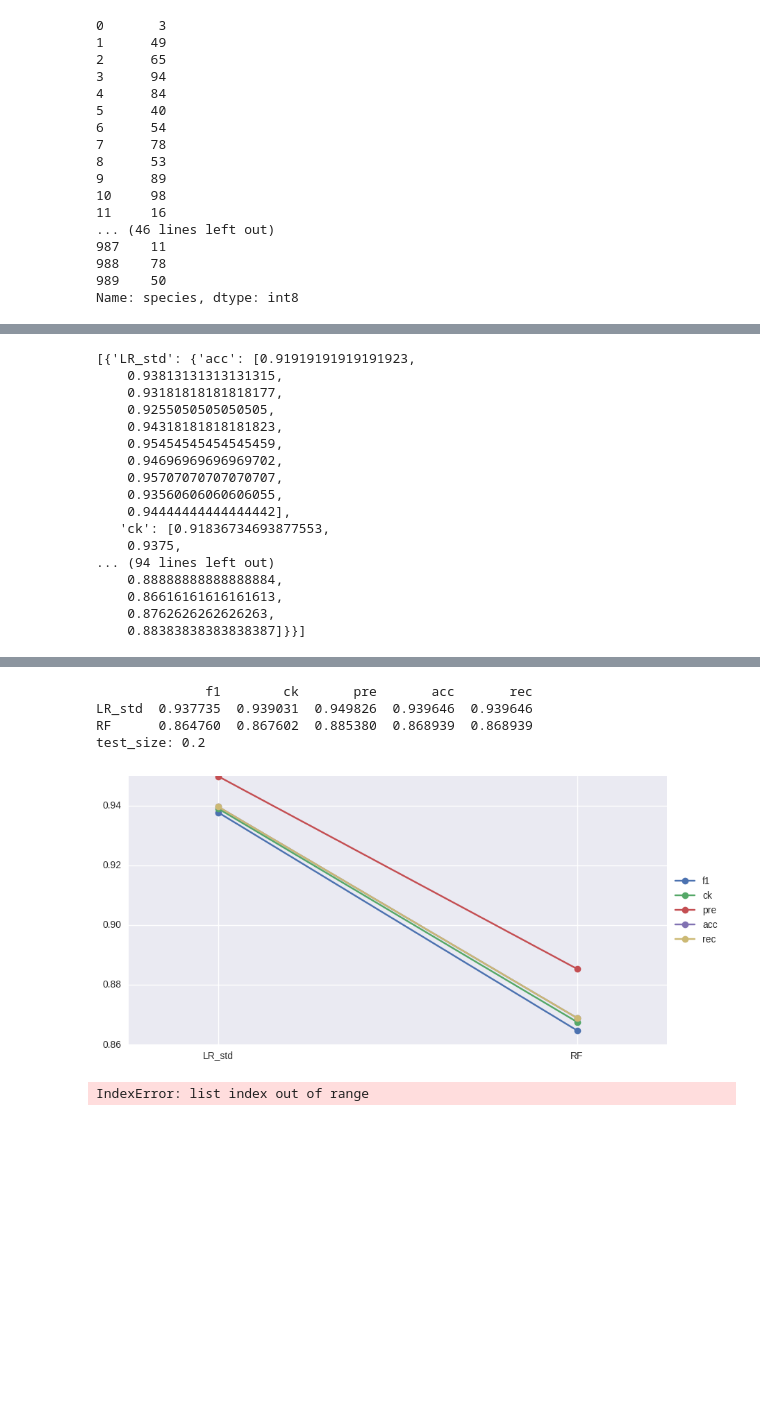
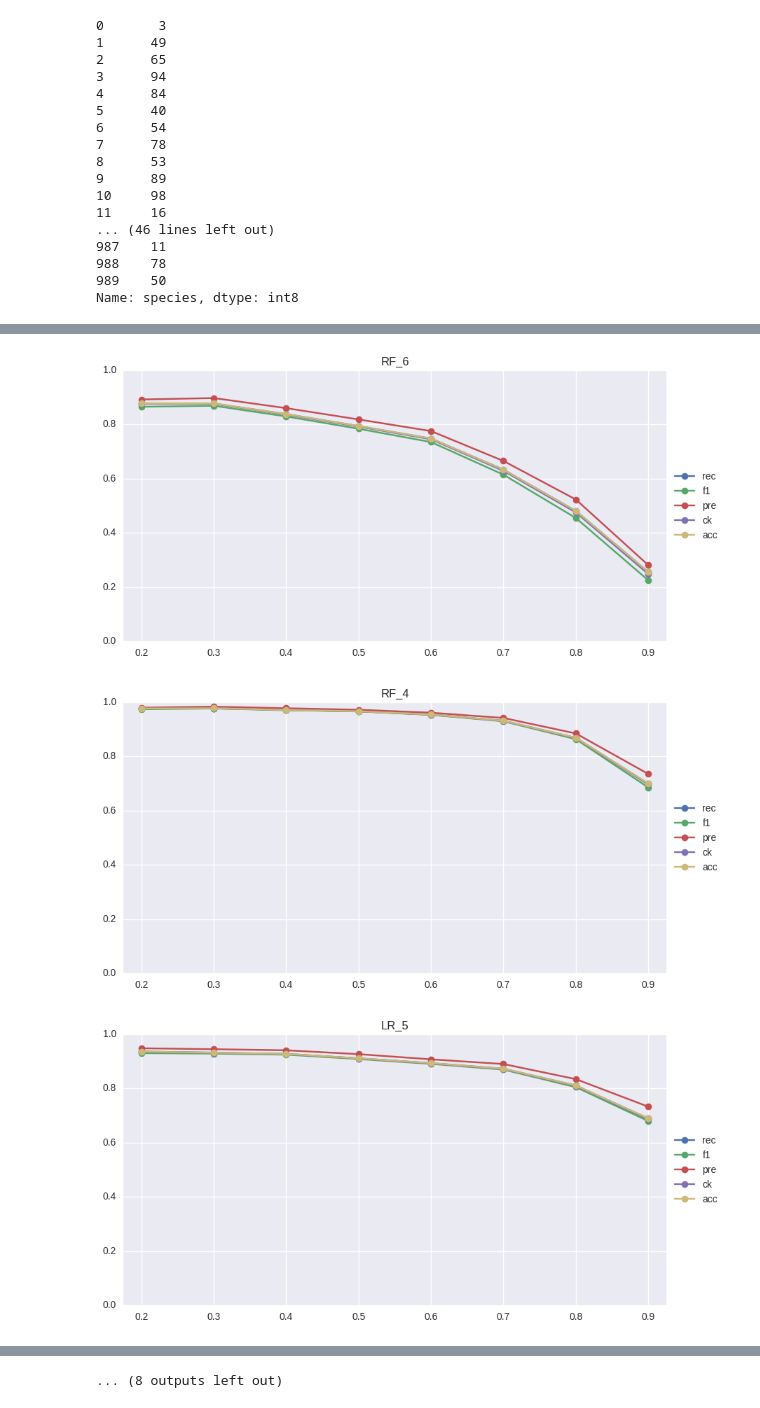
Before and after one commit to geoHeil/tuWienBusinessIntelligence, a Jupyter notebook: ue1/02_classification.ipynb, the cells around one changed output, grey strips where cells are left out. Cells and saved outputs as stored; diff of their text form; code cells hidden in the pictures; blank space fills up the shorter version.

Commit message:
Classification funktioniert, Plots hinzugefügt, LaTeX Report erstellt

```diff
--- a/ue1/02_classification.ipynb
+++ b/ue1/02_classification.ipynb
@@ -189,50 +180,31 @@ avg / total       0.91      0.89      0.88       792
-# %%
-cl
-
-#results
-# %% [output]
-[{'LR_std': {'acc': [0.91919191919191923,
-    0.93813131313131315,
-    0.93181818181818177,
-    0.9255050505050505,
-    0.94318181818181823,
-    0.95454545454545459,
-    0.94696969696969702,
-    0.95707070707070707,
-    0.93560606060606055,
-    0.94444444444444442],
-   'ck': [0.91836734693877553,
-    0.9375,
-... (94 lines left out)
-    0.88888888888888884,
-    0.86616161616161613,
-    0.8762626262626263,
-    0.88383838383838387]}}]
 # %%
 from IPython.core.pylabtools import figsize
 import matplotlib.pyplot as plt
 import seaborn as sns
 
-for i in range(0,8):
-    results = pd.DataFrame(columns=measures.keys())
+for model in classifiers.keys():
+    results = pd.DataFrame(columns=measures)
 
-    # Evaluate each model in classifiers
-    for model in classifiers.keys():
-        results.loc[model] = [np.mean(cl[i][model][measure]) for measure in measures.keys()]
-
-    print(results)
+    for i in range(0,len(cl)):
+        res = [np.mean(cl[i][model][measure]) for measure in measures.keys()]
+        results.loc[sizes[i]] = res
 
     figsize(10, 5)
     ax = plt.subplot(111)
 
     ind = np.arange(results.shape[0])
     width = 0.2
     l = ax.plot(ind, results, "-o")
     plt.legend(iter(l), results.columns.tolist(), loc='center left', bbox_to_anchor=(1, 0.5))
     ax.set_xlim([-0.25, ind[-1]+.25])
     ax.set_xticks(ind)
     ax.set_xticklabels(results.index)
+    ax.set_ylim([0,1])
+    plt.title(model)
 
-    print("test_size: " + str(0.1 + 0.1 * (i + 1)))
+    plt.savefig("plots/" + model + ".png")
     plt.show()
 # %% [output]
+[figure, new version]
+[figure, added]
+[figure, added]
@@ -239,6 +220 @@ for i in range(0,8):
-              f1        ck       pre       acc       rec
-LR_std  0.937735  0.939031  0.949826  0.939646  0.939646
-RF      0.864760  0.867602  0.885380  0.868939  0.868939
-test_size: 0.2
+... (8 outputs left out)
-[figure, old version]
-IndexError: list index out of range
```
Also changed, not shown: parts of 4 cells of this notebook, 26 other files.
